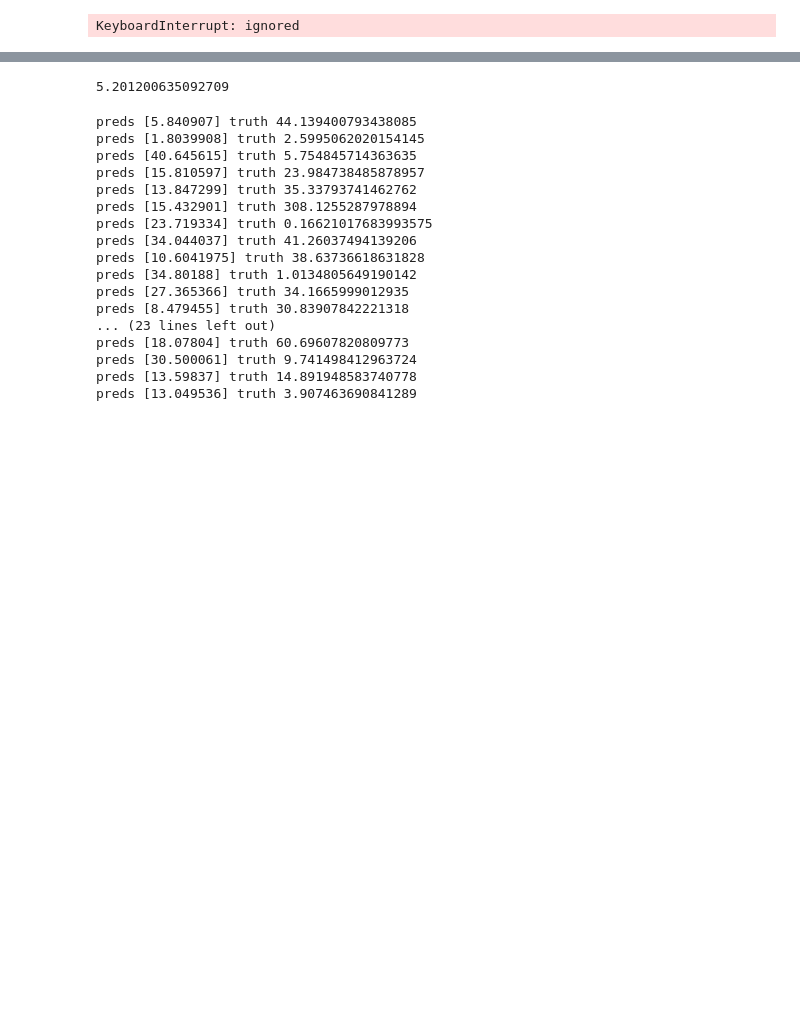
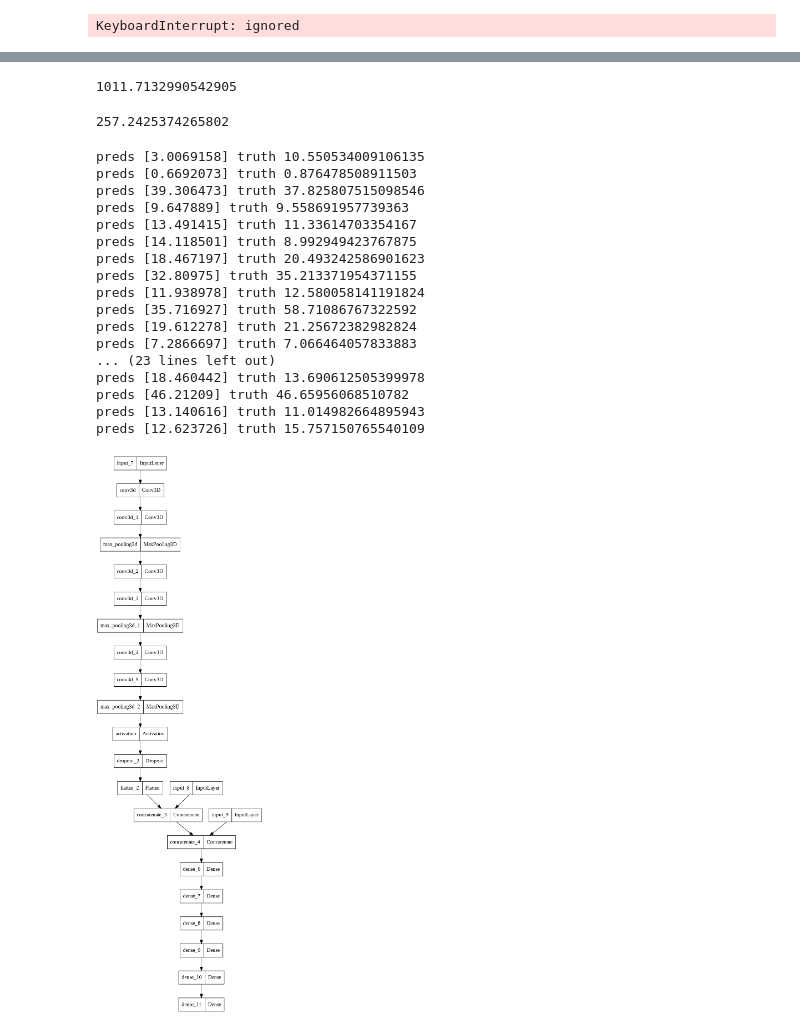
Before and after one commit to jenkoj/mppe, a Jupyter notebook: mppd.ipynb, the cells around one changed output, grey strips where cells are left out. Saved outputs shown, nothing was run; the diff lists cells and outputs as text; code cells hidden in the pictures; blank space fills up the shorter version.

```diff
--- a/mppd.ipynb
+++ b/mppd.ipynb
@@ -106,9 +108,12 @@ for filename in os.listdir(path_vox):
 
         img =(img -(np.min(img)))
         img = img/np.max(img)
+        cost = calculate_cost(filename)
+
+        img = np.swapaxes(img,0,-1)
 
         X = np.append(X,img[np.newaxis,...],axis=0)
-        y = np.append(y,calculate_cost(filename))
+        y = np.append(y,cost)
 
         mesh = trimesh.load(path+filename.split(".")[0]+".stl")
 
@@ -267,16 +323,12 @@ output = Dense(1, activation = 'linear')(dense)
 
 model = keras.Model(inputs=[input1,input2], outputs=output, name="papernet")
 # %%
-y_train_max = y_train.max()
-
-X_train_volume_max = X_train_volume.max()
-
 model.compile(
     loss="MAE",
-    optimizer=keras.optimizers.Adam(learning_rate=0.00001),
+    optimizer=keras.optimizers.Adam(learning_rate=0.0001),
     metrics=["MAPE"],
 )
 
-model.fit([X_train,np.log(X_train_volume), np.log(X_train_area)], np.log(y_train),validation_data = ([X_test,np.log(X_test_volume),np.log(X_test_area)],y_test), batch_size = 8, epochs = 100, verbose = 1)
+model.fit([X_train,np.log(X_train_volume), np.log(X_train_area)], np.log(y_train),validation_split = 0.2, batch_size = 8, epochs = 100, verbose = 1)
 # %% [output]
 Epoch 1/100
@@ -302,26 +352,45 @@ y_train_max = y_train.max()
 preds = model.predict([X_test, np.log(X_test_volume),np.log(X_test_area)])#*y_train_max
+# %%
+np.sum(abs(np.exp(preds)-(y_test)))/len(preds)
+# %% [output]
+1011.7132990542905
 # %%
-np.sum(((preds)-(np.log(y_test))))/len(preds)
+np.sum(abs(((preds)-(np.log(y_train)))))/len(preds)
 # %% [output]
-5.201200635092709
+257.2425374265802
 # %%
-for e,i in zip(np.exp(preds),y_train):
+for e,i in zip(np.exp(preds),y_test):
   print("preds",e,"truth",i)
 # %% [output]
-preds [5.840907] truth 44.139400793438085
-preds [1.8039908] truth 2.5995062020154145
-preds [40.645615] truth 5.754845714363635
-preds [15.810597] truth 23.984738485878957
-preds [13.847299] truth 35.33793741462762
-preds [15.432901] truth 308.1255287978894
-preds [23.719334] truth 0.16621017683993575
-preds [34.044037] truth 41.26037494139206
-preds [10.6041975] truth 38.63736618631828
-preds [34.80188] truth 1.0134805649190142
-preds [27.365366] truth 34.1665999012935
-preds [8.479455] truth 30.83907842221318
+preds [3.0069158] truth 10.550534009106135
+preds [0.6692073] truth 0.876478508911503
+preds [39.306473] truth 37.825807515098546
+preds [9.647889] truth 9.558691957739363
+preds [13.491415] truth 11.33614703354167
+preds [14.118501] truth 8.992949423767875
+preds [18.467197] truth 20.493242586901623
+preds [32.80975] truth 35.213371954371155
+preds [11.938978] truth 12.580058141191824
+preds [35.716927] truth 58.71086767322592
+preds [19.612278] truth 21.25672382982824
+preds [7.2866697] truth 7.066464057833883
 ... (23 lines left out)
-preds [18.07804] truth 60.69607820809773
-preds [30.500061] truth 9.741498412963724
-preds [13.59837] truth 14.891948583740778
-preds [13.049536] truth 3.907463690841289
+preds [18.460442] truth 13.690612505399978
+preds [46.21209] truth 46.65956068510782
+preds [13.140616] truth 11.014982664895943
+preds [12.623726] truth 15.757150765540109
+# %%
+from keras.utils.vis_utils import plot_model
+
+plot_model(model,
+    to_file="model.png",
+    show_shapes=False,
+    show_dtype=False,
+    show_layer_names=True,
+    rankdir="TB",
+    expand_nested=False,
+    dpi=96,
+    layer_range=None,
+    show_layer_activations=False)
+# %% [output]
+[figure, added]
```
Also changed, not shown: parts of 6 cells of this notebook.
